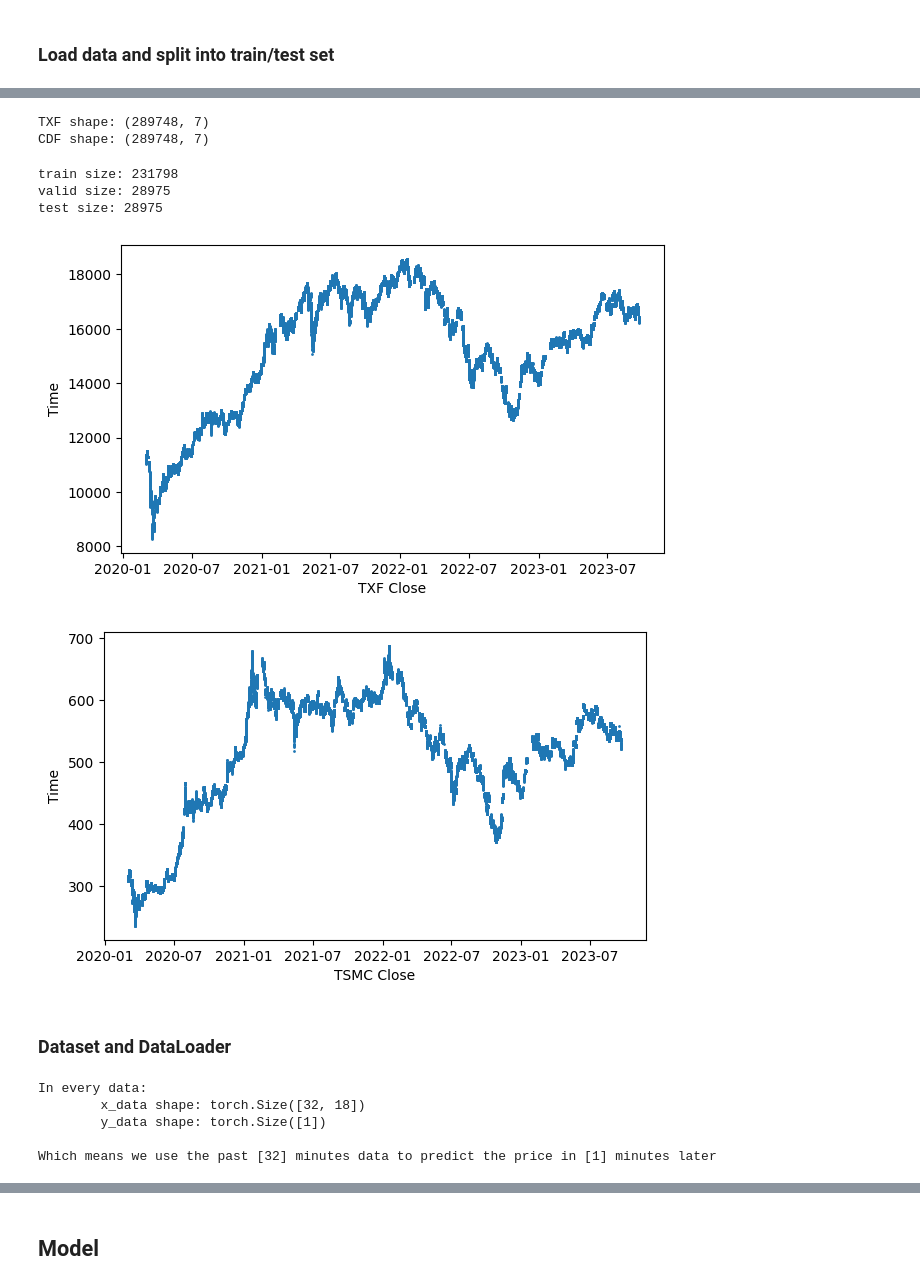
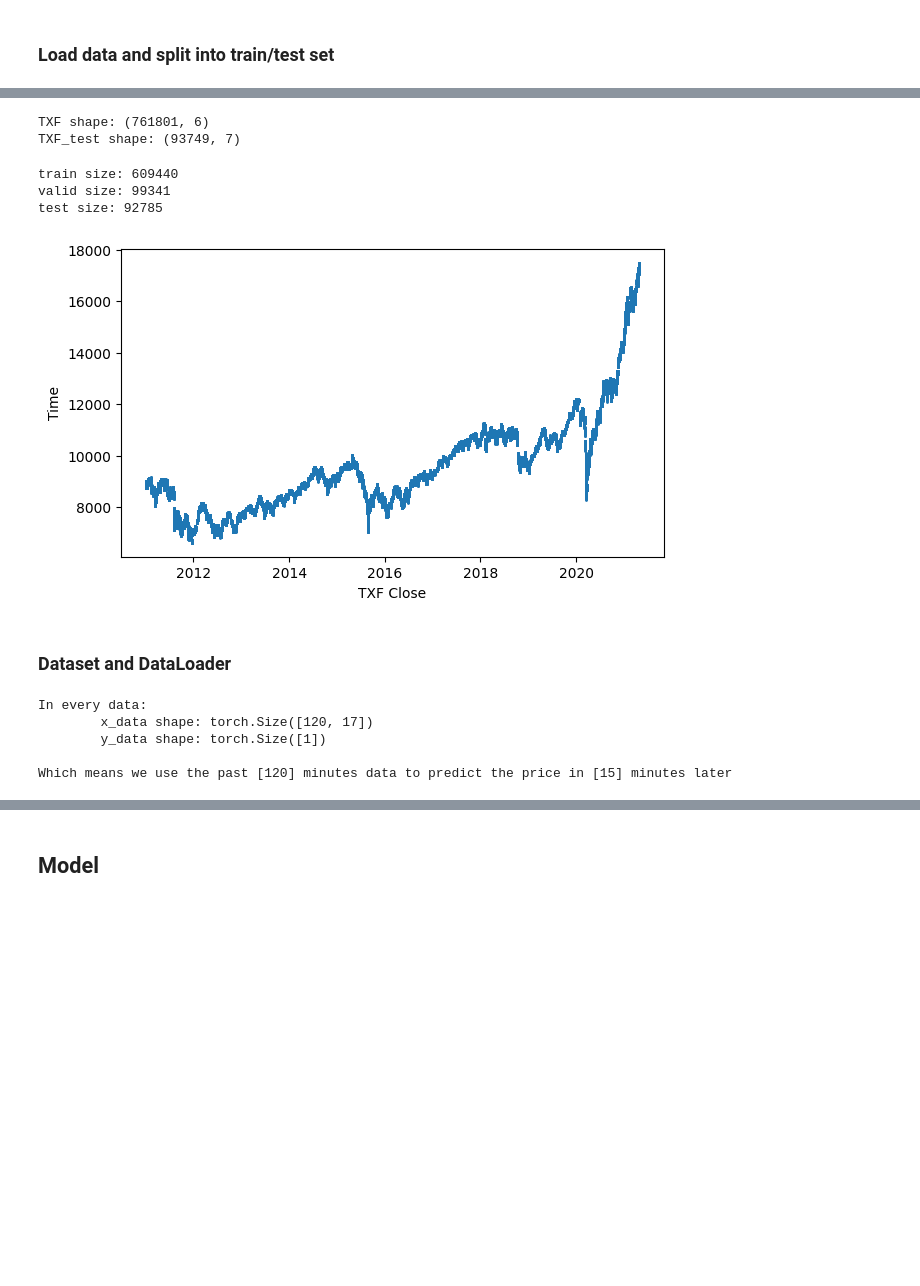
Before and after one commit to a20082307/senior_project, a Jupyter notebook: transformer.ipynb, the cells around one changed output, grey strips where cells are left out. Drawn from its saved outputs; the diff is of its cells as text; code cells hidden in the pictures; blank space fills up the shorter version.

```diff
--- a/transformer.ipynb
+++ b/transformer.ipynb
@@ -20,18 +21,22 @@ from tqdm import tqdm
 ### Hyper parameters and parameters
 # %%
 ## Hyperparameters
-SEQ_LEN = 32
-BATCH_SIZE = 64
-EPOCHS = 50
-D_MODEL = 20
-NUM_HEADS = 10
+SEQ_LEN = 120
+BATCH_SIZE = 32
+EPOCHS = 25
+D_MODEL = 6
+NUM_HEADS = 2
 NUM_ENCODER_LAYERS = 6
-DROPOUT_RATE = 0.05
+DROPOUT_RATE = 0.1
 LEARNING_RATE = 1e-4
+K = 5
 
 ## Parameters
-MIN_LATER = 1  # The minute we want to predict in the future
+MIN_LATER = 15  # The minute we want to predict in the future
 DEVICE = (torch.cuda.is_available() and 'cuda:0') or 'cpu'
+
+BEGIN_TIME = datetime.time(9, 15)
+END_TIME = datetime.time(13, 15)
 # %% [markdown]
 ### Connect with weight and bias website
 # %%
@@ -178,32 +209,27 @@ TSMC.head()
 # %%
 print(f'TXF shape: {TXF.shape}')
-print(f'CDF shape: {TSMC.shape}')
+print(f'TXF_test shape: {TXF_test.shape}')
 # %% [output]
-TXF shape: (289748, 7)
-CDF shape: (289748, 7)
+TXF shape: (761801, 6)
+TXF_test shape: (93749, 7)
 # %%
-## Split the data into training, validating and testing set by 8:1:1
-TXF_train = TXF.iloc[ : int(TXF.shape[0] * 0.8)]
-TXF_valid = TXF.iloc[int(TXF.shape[0] * 0.8) : int(TXF.shape[0] * 0.9)]
-TXF_test = TXF.iloc[int(TXF.shape[0] * 0.9) : ]
-
-TSMC_train = TSMC.iloc[ : int(TSMC.shape[0] * 0.8)]
-TSMC_valid = TSMC.iloc[int(TSMC.shape[0] * 0.8) : int(TSMC.shape[0] * 0.9)]
-TSMC_test = TSMC.iloc[int(TSMC.shape[0] * 0.9) : ]
+## Split the data into training, validating and testing set
+TXF_train_and_valid = TXF[(TXF.index.date < datetime.date(2023, 1, 1))]
+TXF_train = TXF_train_and_valid.iloc[ : int(TXF.shape[0] * 0.8)]
+TXF_valid = TXF_train_and_valid.iloc[int(TXF.shape[0] * 0.8) : ]
+TXF_test = pd.concat([TXF[(TXF.index.date >= datetime.date(2023, 1, 1))], TXF_test[(TXF_test.index.date >= datetime.date(2023, 12, 9))]])
 
 print(f'train size: {TXF_train.shape[0]}')
 print(f'valid size: {TXF_valid.shape[0]}')
 print(f'test size: {TXF_test.shape[0]}')
 # %% [output]
-train size: 231798
-valid size: 28975
-test size: 28975
+train size: 609440
+valid size: 99341
+test size: 92785
 # %%
 draw_plot(TXF_train.index, TXF_train.Close, 'TXF Close', 'Time')
-draw_plot(TSMC_train.index, TSMC_train.Close, 'TSMC Close', 'Time')
 # %% [output]
-[figure, old version]
+[figure, new version]
-[figure, removed]
 # %% [markdown]
 ### Dataset and DataLoader
 # %%
@@ -306,6 +332,7 @@ test_dataset = custom_dataset(TXF_test, TSMC_test)
 test_dataloader = torch.utils.data.DataLoader(test_dataset, batch_size = BATCH_SIZE, shuffle = True, pin_memory = True, drop_last = True)
 # %%
-test = iter(torch.utils.data.DataLoader(train_dataset, batch_size = BATCH_SIZE, shuffle = False))
+test = iter(torch.utils.data.DataLoader(test_dataset, batch_size = BATCH_SIZE, shuffle = False))
+# test = iter(torch.utils.data.DataLoader(train_dataset, batch_size = BATCH_SIZE, shuffle = False))
 test_x, test_y = next(test)
 FEATURE_NUM = test_x.shape[2]
 
@@ -315,10 +342,10 @@ print(f'\ty_data shape: {test_y[0].shape}\n')
 print(f'Which means we use the past [{SEQ_LEN}] minutes data to predict the price in [{MIN_LATER}] minutes later')
 # %% [output]
 In every data:
-        x_data shape: torch.Size([32, 18])
+        x_data shape: torch.Size([120, 17])
         y_data shape: torch.Size([1])
 
-Which means we use the past [32] minutes data to predict the price in [1] minutes later
+Which means we use the past [120] minutes data to predict the price in [15] minutes later
 # %%
 print(test_x.shape)
 print(test_y.shape)
```
Also changed, not shown: parts of 22 cells of this notebook, 1 other file.
